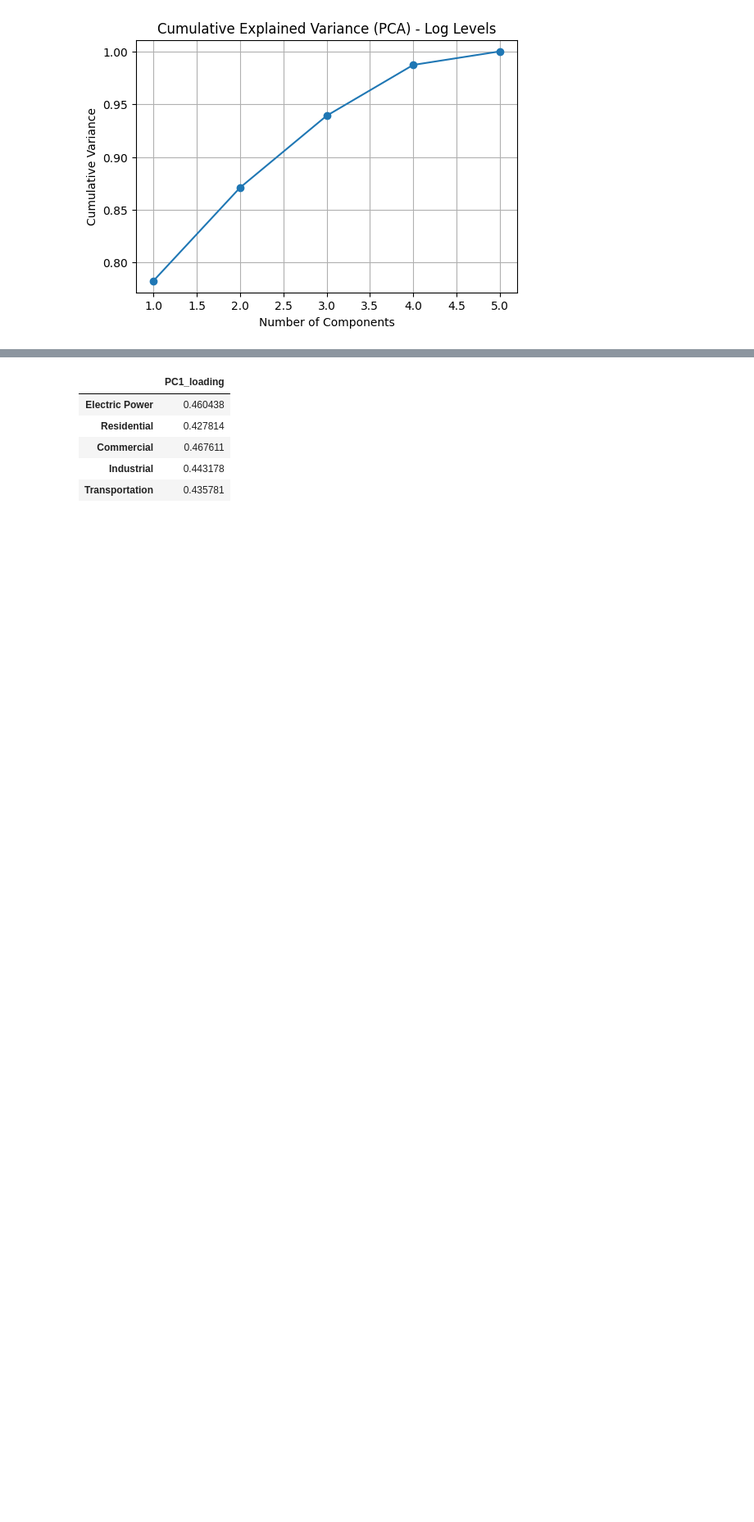
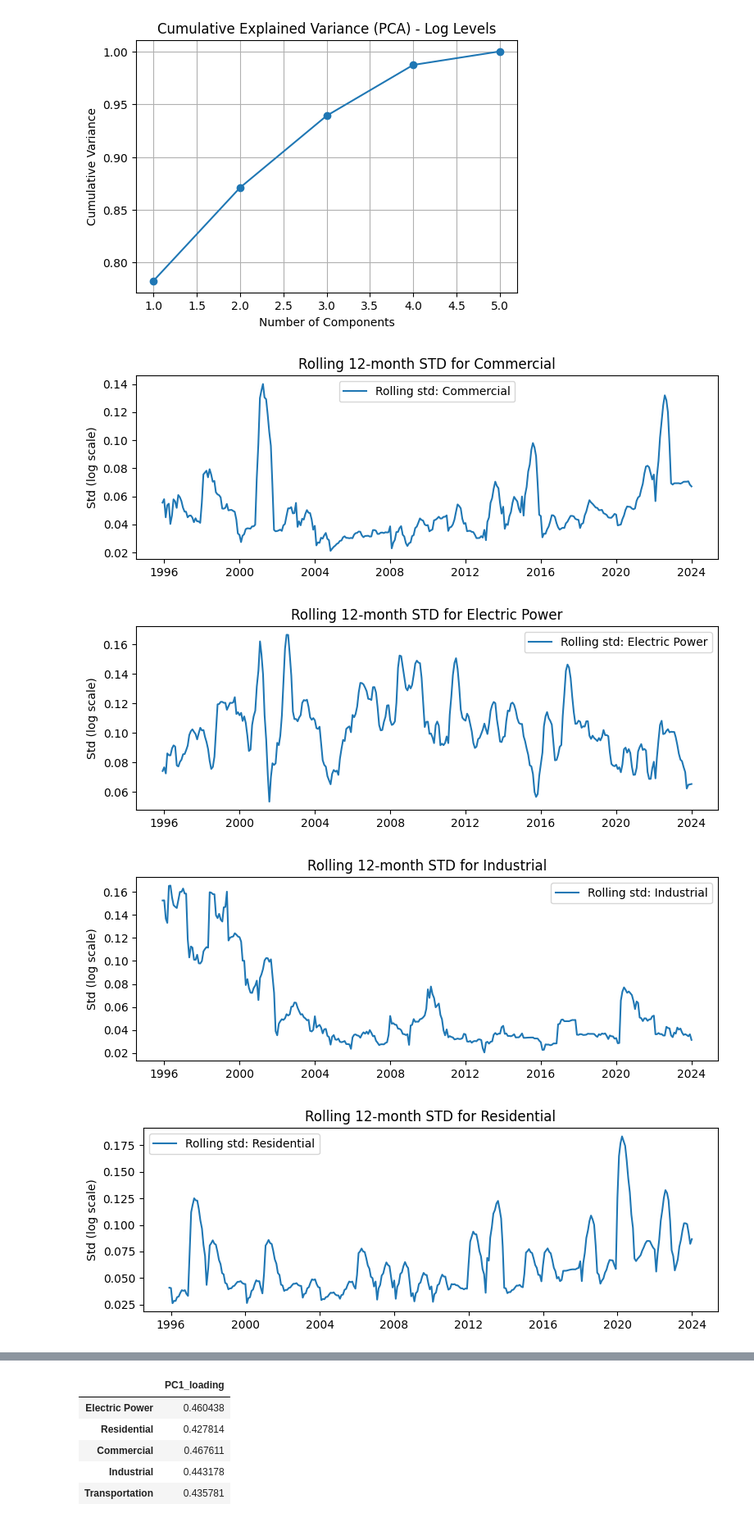
Before and after one commit to leilacielok/time-series-forecasting, a Jupyter notebook: analysis_plots.ipynb, the cells around one changed output, grey strips where cells are left out. Shown at 82% size. Cells and saved outputs as stored; diff of their text form; code cells hidden in the pictures; blank space fills up the shorter version.

Commit message:
added JB test and rolling std

```diff
--- a/analysis_plots.ipynb
+++ b/analysis_plots.ipynb
@@ -156,2 +141,48 @@ plt.show()
 # %% [output]
 [figure]
+# %%
+from scipy.stats import jarque_bera
+import matplotlib.pyplot as plt
+import numpy as np
+import pandas as pd
+
+def volatility_and_normality_report(ts_log):
+    results = []
+
+    for col in ts_log.columns:
+        y = ts_log[col].dropna()
+
+        # === JB Normality Test ===
+        jb_stat, jb_pvalue = jarque_bera(y)
+
+        # === Rolling Std (Volatility) ===
+        rolling_std = y.rolling(window=12).std()
+
+        # Salva info
+        results.append({
+            'Sector': col,
+            'JB_stat': jb_stat,
+            'JB_pvalue': jb_pvalue,
+            'Volatility_std_ratio': rolling_std.max() / rolling_std.min() if rolling_std.min() > 0 else np.nan
+        })
+
+        # === Plot volatilità ===
+        plt.figure(figsize=(8, 3))
+        plt.plot(rolling_std, label=f"Rolling std: {col}")
+        plt.title(f"Rolling 12-month STD for {col}")
+        plt.ylabel("Std (log scale)")
+        plt.legend()
+        plt.tight_layout()
+        plt.show()
+
+    return pd.DataFrame(results)
+
+# Applica il log ai dati originali ts, se non già fatto
+ts_log = np.log(ts)
+report = volatility_and_normality_report(ts_log)
+display(report)
+# %% [output]
+[figure, added]
+[figure, added]
+[figure, added]
+[figure, added]
```
Also changed, not shown: parts of 3 cells of this notebook, 1 other file.
